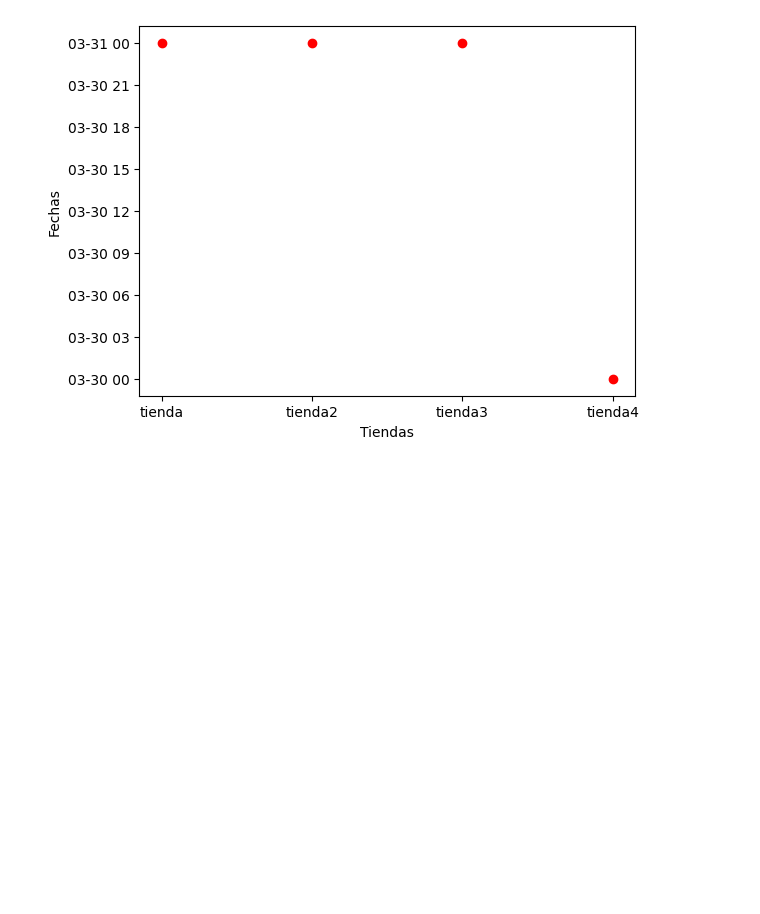
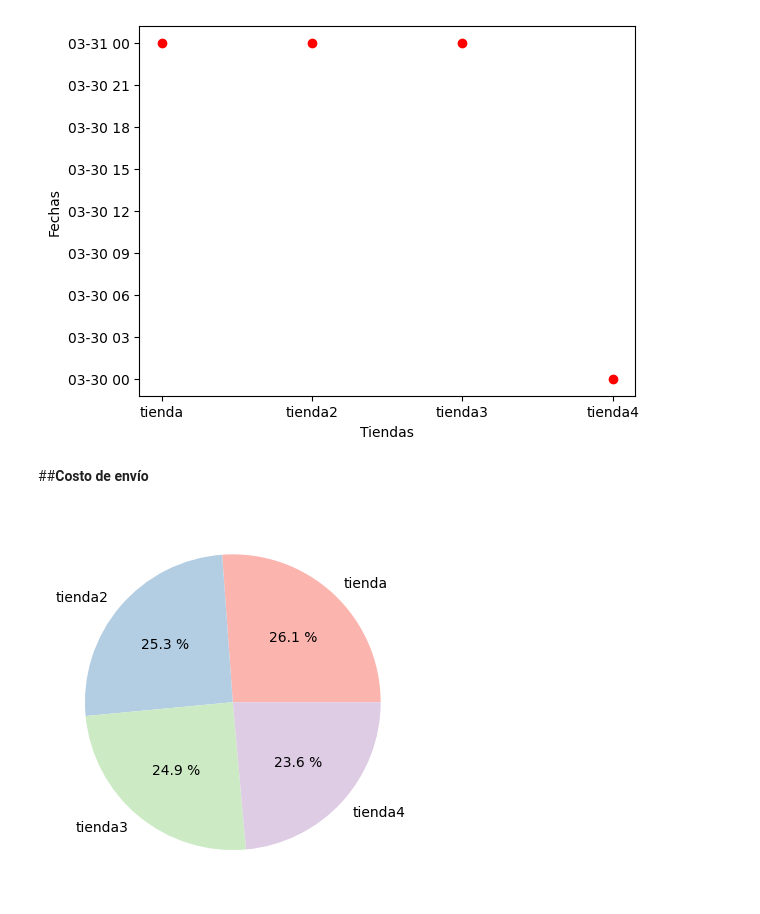
Before and after one commit to Nore-gibhub/Challenge_Alura_Store, a Jupyter notebook: Challenge_Alura_Store.ipynb, the cells around one changed output. Saved outputs shown, nothing was run; the diff lists cells and outputs as text; code cells hidden in the pictures; blank space fills up the shorter version.

```diff
--- a/Challenge_Alura_Store.ipynb
+++ b/Challenge_Alura_Store.ipynb
@@ -205,3 +205,18 @@ tienda3   2023-03-31
 tienda4   2023-03-30
 Name: Fecha de Compra, dtype: datetime64[ns]
 [figure]
+# %% [markdown]
+##**Costo de envío**
+# %%
+from matplotlib import pyplot as plt
+
+A = Cost_prom_de_envio.index
+B = Cost_prom_de_envio.values
+cmap = plt.get_cmap('Pastel1')
+colores_cmap = cmap(range(len(A)))
+
+
+plt.pie(B, labels=A, colors=colores_cmap, autopct="%0.1f %%")
+plt.show()
+# %% [output]
+[figure, added]
```
Also changed, not shown: parts of 1 cell of this notebook.
